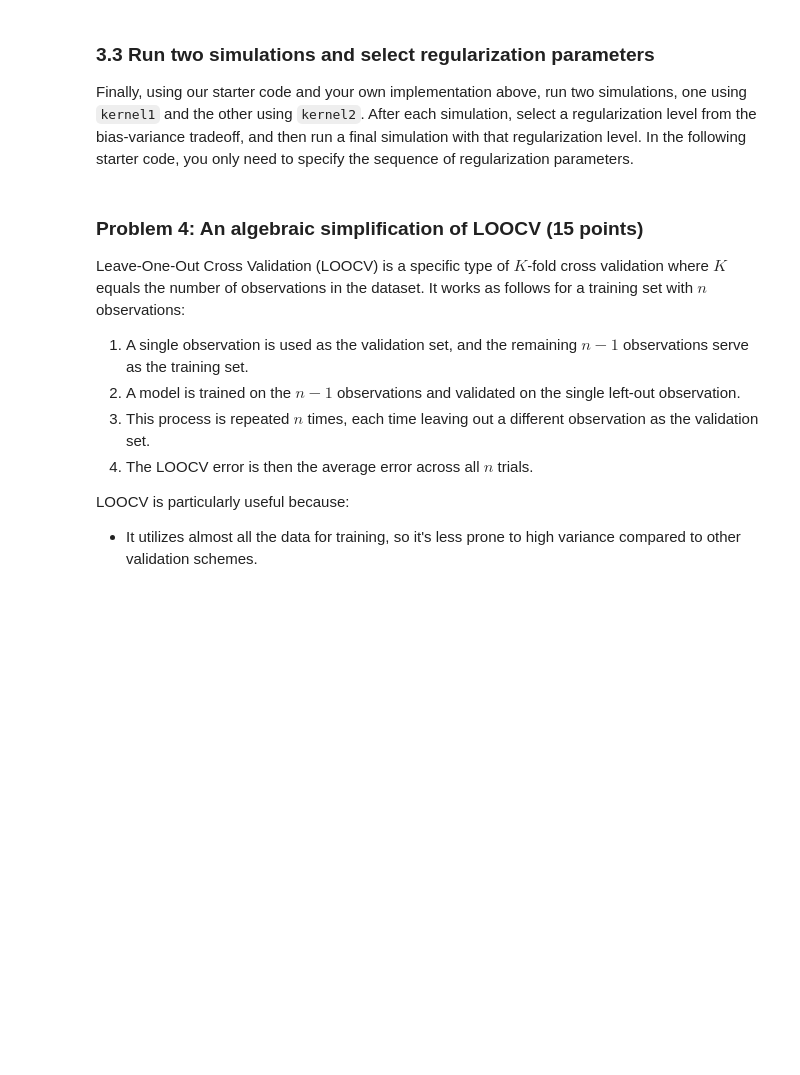
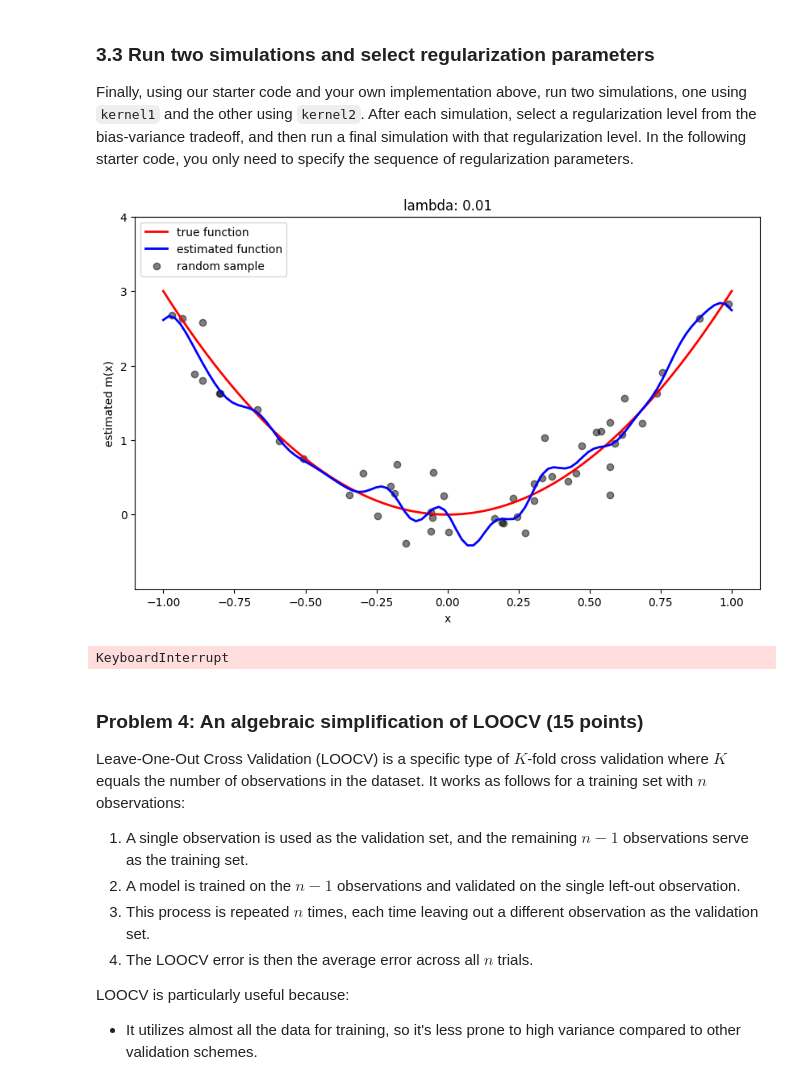
Before and after one commit to hascherj/IML_assignments, a Jupyter notebook: assignments/assn1/assn1.ipynb, the cells around one changed output. Cells and saved outputs as stored; diff of their text form; code cells hidden in the pictures; blank space fills up the shorter version.

```diff
--- a/assignments/assn1/assn1.ipynb
+++ b/assignments/assn1/assn1.ipynb
@@ -226,19 +348,32 @@ with two different bandwidths, or you might experiment with other kernels.
 The function `mercer_kernel_regress` takes a kernel, training data `X` and `y`, an array of values `x` to evaluate the function on, and a regularization parameter. You'll use your derivation above to
 determine the coefficients $\alpha$. For some clues and suggestions on how to do the
 implementation, see our demo code for smoothing kernels. You need to do something very similar.
-# %%
-def mercer_kernel_regress(kernel, X, y, x, lmbda):
-    # your implementation here
-    _
-
-def kernel1(x,y):
-    # your implementation here
-    _
-
-
-def kernel2(x,y):
-    # your implementation here
-    _
+# %%
+def mercer_kernel_regress(kernel, X, y, x, lmbda):
+    # your implementation here
+    K = np.zeros((len(X), len(X)))
+    for i in range(len(X)):
+        for j in range(len(X)):
+            K[i, j] = kernel(X[i], X[j])
+    KX = np.zeros((len(x), len(X)))
+    for i in range(len(x)):
+        for j in range(len(X)):
+            KX[i, j] = kernel(x[i], X[j])
+    #alpha from 3.1 = (K + lambda*I_n)^(-1)*y
+    alpha_hat = np.linalg.solve(K + lmbda * np.identity(len(X)), y)
+    fhat = KX @ alpha_hat
+    return fhat
+
+def kernel1(x,y):
+    # your implementation here
+    h = 0.1
+    return(np.exp(-(x-y)**2/(2*h**2)))
+
+
+def kernel2(x,y):
+    # your implementation here
+    h = 0.9
+    return (np.exp(-(x-y)**2/(2*h**2)))
 # %% [markdown]
 ###  3.3 Run two simulations and select regularization parameters
 
@@ -251 +383,7 @@ run_simulation(kernel1, lmbdas)
+# %%
+lmbdas = np.linspace(0.01,1,50)
+run_simulation(kernel1, lmbdas)
+# %% [output]
+[figure, added]
+KeyboardInterrupt
 # %%
```
Also changed, not shown: parts of 13 cells of this notebook.
